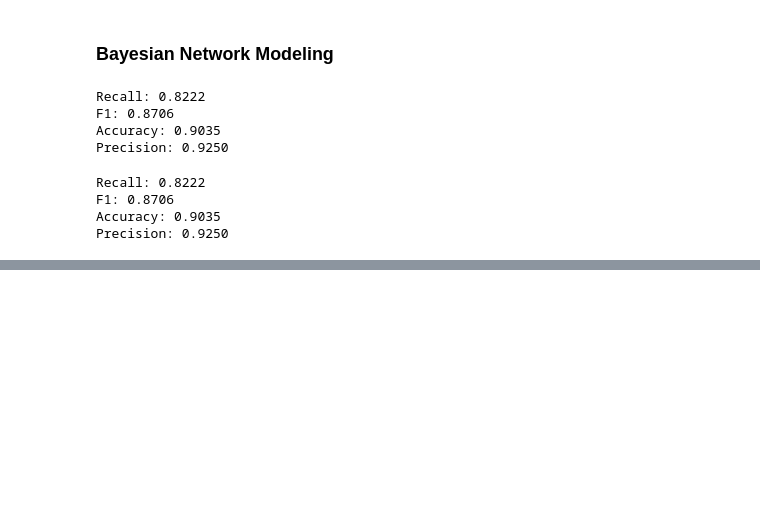
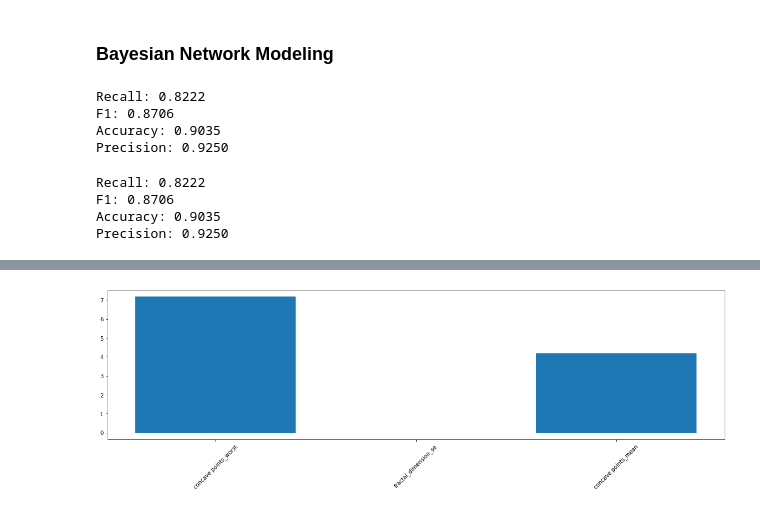
Before and after one commit to benbel376/causal_graph, a Jupyter notebook: notebooks/modeling.ipynb, the cells around one changed output, grey strips where cells are left out. Drawn from its saved outputs; the diff is of its cells as text; code cells hidden in the pictures; blank space fills up the shorter version.

```diff
--- a/notebooks/modeling.ipynb
+++ b/notebooks/modeling.ipynb
@@ -388,0 +390,6 @@ logreg.fit(X_train, y_train)
+# %%
+# training with the filtered dataset
+
+X_train2, X_test2, y_train2, y_test2 = train_test_split(filtered_x, filtered_y, test_size=0.2, random_state=0)
+log_model_f = LogisticRegression()
+log_model_f.fit(X_train2, y_train2)
@@ -423,13 +462,15 @@ pyplot.show()
 # %%
 from matplotlib import pyplot
-importance = logreg2.coef_[0][1:]
-cols = features_df.columns.to_list()[1:]
+importance = log_model_f.coef_[0][1:]
+cols = filtered_x.columns.to_list()[1:]
 
 f = pyplot.figure()
 f.set_figwidth(20)
 f.set_figheight(5)
-plt.xticks(rotation=90)
+plt.xticks(rotation=45)
 pyplot.bar(x=cols, height=importance)
 pyplot.show()
+# %% [output]
+[figure, added]
 # %%
 importance
```
Also changed, not shown: parts of 19 cells of this notebook.
